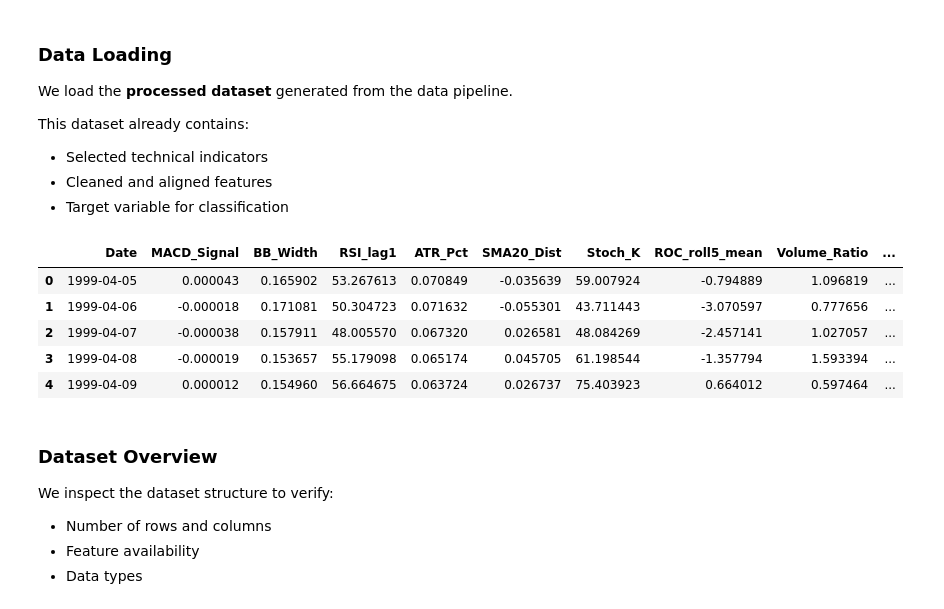
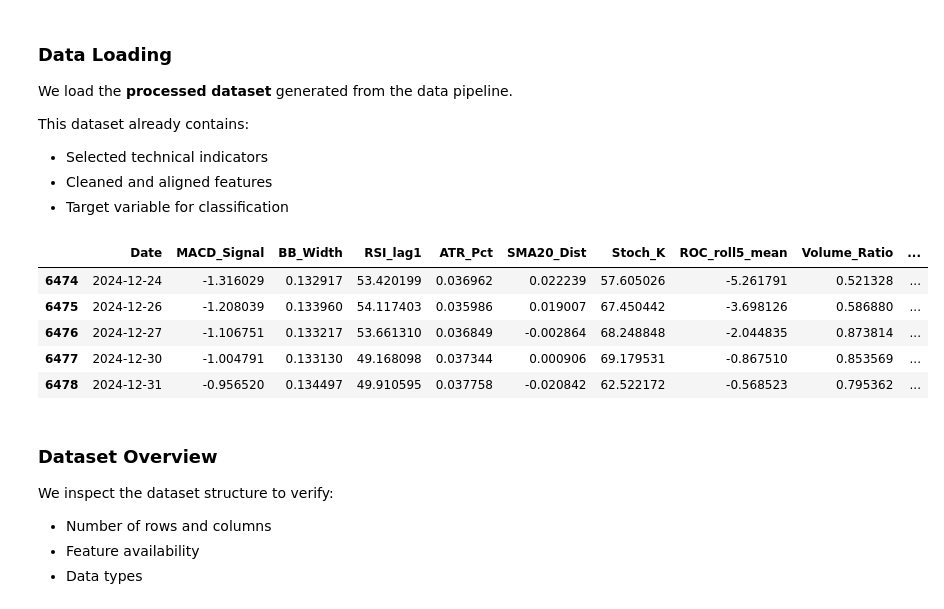
Before and after one commit to dansil2301/BasicStockPricePrediction, a Jupyter notebook: Analysis/LogisticRegression.ipynb, the cells around one changed output. Drawn from its saved outputs; the diff is of its cells as text; code cells hidden in the pictures.

```diff
--- a/Analysis/LogisticRegression.ipynb
+++ b/Analysis/LogisticRegression.ipynb
@@ -59,16 +60,17 @@ This dataset already contains:
 - Cleaned and aligned features
 - Target variable for classification
 # %%
+# Load the data
 df = pd.read_csv('../model_data.csv')
 
-df.head()
+df.tail()
 # %% [output]
 |  | Date | MACD_Signal | BB_Width | RSI_lag1 | ATR_Pct | SMA20_Dist | Stoch_K | ROC_roll5_mean | Volume_Ratio | ... |
-| 0 | 1999-04-05 | 0.000043 | 0.165902 | 53.267613 | 0.070849 | -0.035639 | 59.007924 | -0.794889 | 1.096819 | ... |
-| 1 | 1999-04-06 | -0.000018 | 0.171081 | 50.304723 | 0.071632 | -0.055301 | 43.711443 | -3.070597 | 0.777656 | ... |
-| 2 | 1999-04-07 | -0.000038 | 0.157911 | 48.005570 | 0.067320 | 0.026581 | 48.084269 | -2.457141 | 1.027057 | ... |
-| 3 | 1999-04-08 | -0.000019 | 0.153657 | 55.179098 | 0.065174 | 0.045705 | 61.198544 | -1.357794 | 1.593394 | ... |
-| 4 | 1999-04-09 | 0.000012 | 0.154960 | 56.664675 | 0.063724 | 0.026737 | 75.403923 | 0.664012 | 0.597464 | ... |
+| 6474 | 2024-12-24 | -1.316029 | 0.132917 | 53.420199 | 0.036962 | 0.022239 | 57.605026 | -5.261791 | 0.521328 | ... |
+| 6475 | 2024-12-26 | -1.208039 | 0.133960 | 54.117403 | 0.035986 | 0.019007 | 67.450442 | -3.698126 | 0.586880 | ... |
+| 6476 | 2024-12-27 | -1.106751 | 0.133217 | 53.661310 | 0.036849 | -0.002864 | 68.248848 | -2.044835 | 0.873814 | ... |
+| 6477 | 2024-12-30 | -1.004791 | 0.133130 | 49.168098 | 0.037344 | 0.000906 | 69.179531 | -0.867510 | 0.853569 | ... |
+| 6478 | 2024-12-31 | -0.956520 | 0.134497 | 49.910595 | 0.037758 | -0.020842 | 62.522172 | -0.568523 | 0.795362 | ... |
 # %% [markdown]
 ### **Dataset Overview**
 
```
Also changed, not shown: parts of 24 cells of this notebook.
